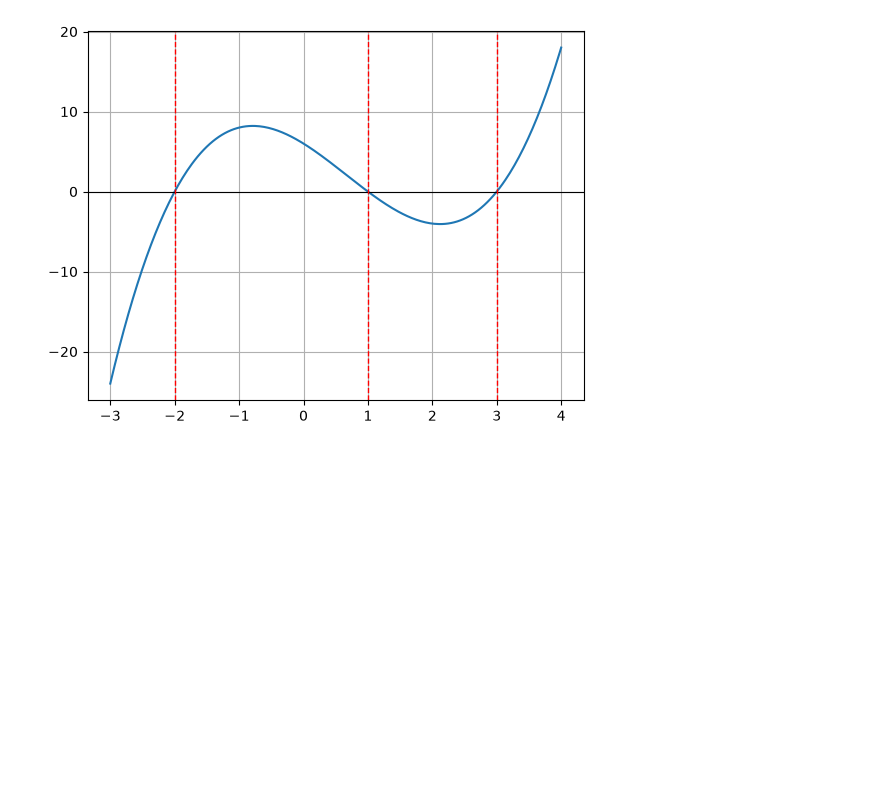
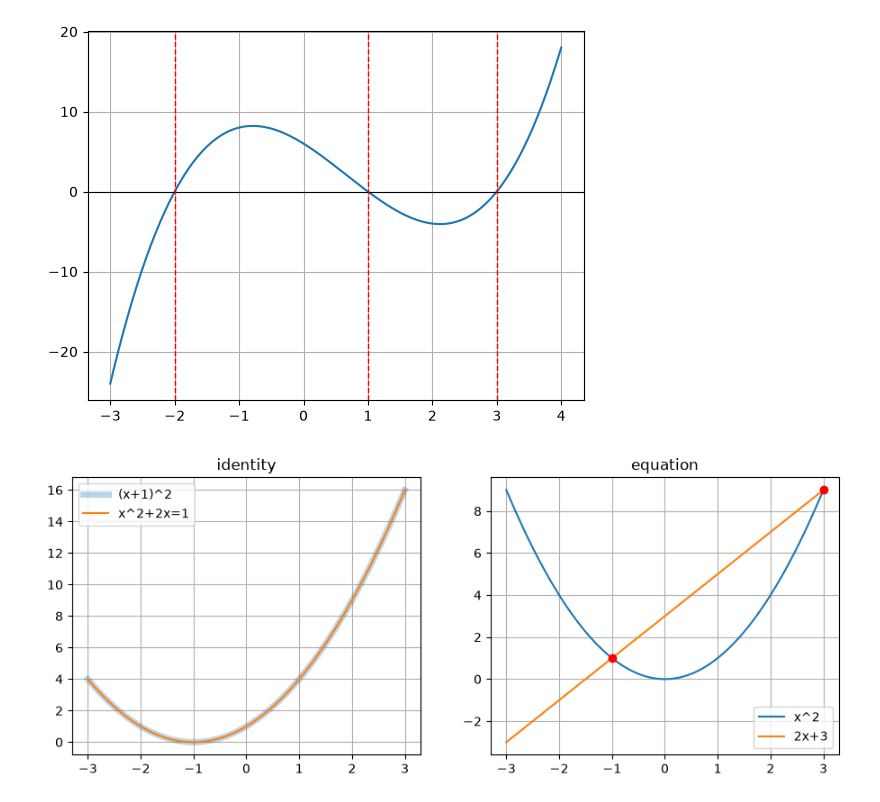
Before and after one commit to inkkadiis/python_math, a Jupyter notebook: math/01.다항식.ipynb, the cells around one changed output. Cells and saved outputs as stored; diff of their text form; code cells hidden in the pictures; blank space fills up the shorter version.

```diff
--- a/math/01.다항식.ipynb
+++ b/math/01.다항식.ipynb
@@ -199,3 +199,26 @@ plt.grid(True)
 plt.show()
 # %% [output]
 [figure]
+# %%
+import numpy as np
+import matplotlib.pyplot as plt
+
+
+x = np.linspace(-3, 3, 300)
+
+fig, ax = plt.subplots(1, 2, figsize=(11,4))
+
+ax[0].plot(x, (x+1)**2, linewidth=5, alpha=0.3, label='(x+1)^2')
+ax[0].plot(x, x**2 + 2*x +1, linewidth=1.5, label='x^2+2x=1')
+ax[0].set_title('identity')
+ax[0].legend();
+ax[0].grid(True);
+
+ax[1].plot(x, x**2, label='x^2')
+ax[1].plot(x, 2*x +3, label='2x+3')
+ax[1].scatter([-1,  3], [1,9], color='red', zorder=5)
+ax[1].set_title('equation')
+ax[1].legend();
+ax[1].grid(True);
+# %% [output]
+[figure, added]
```
Also changed, not shown: parts of 1 cell of this notebook.
